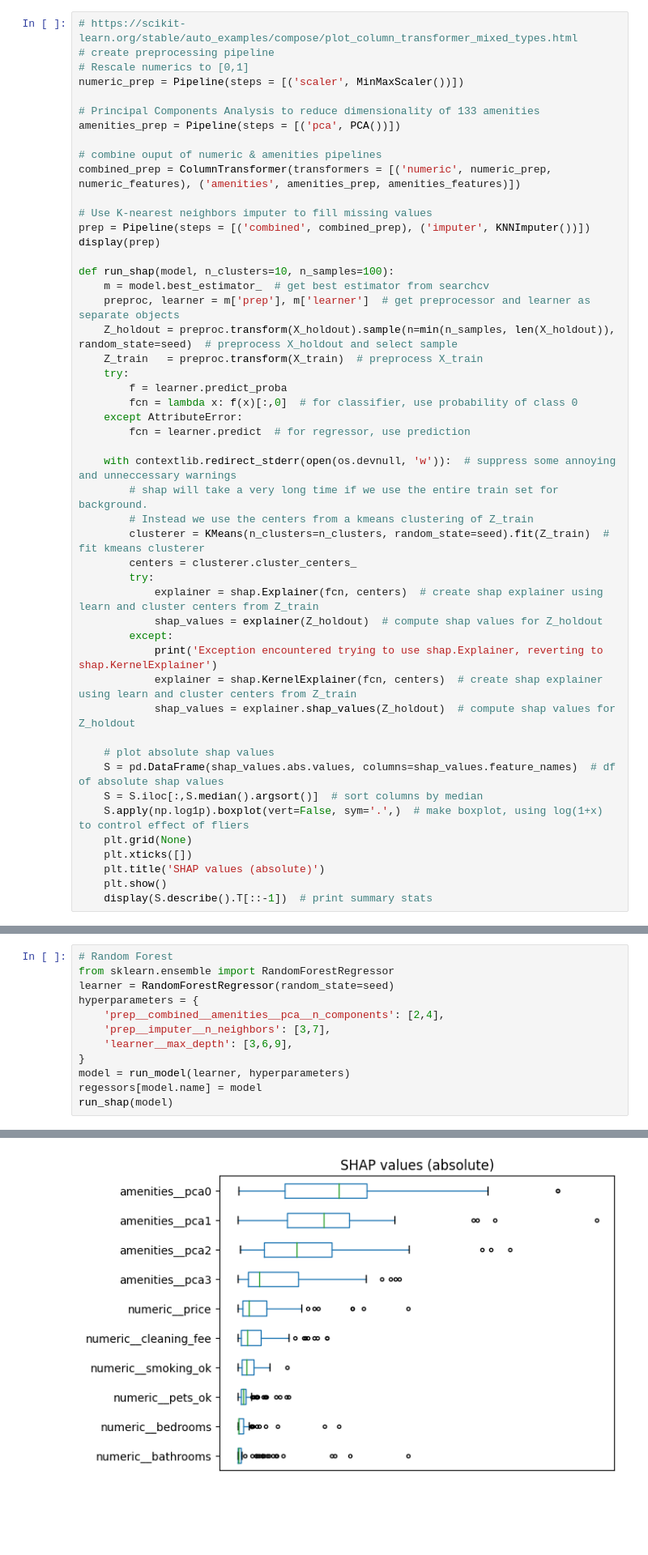
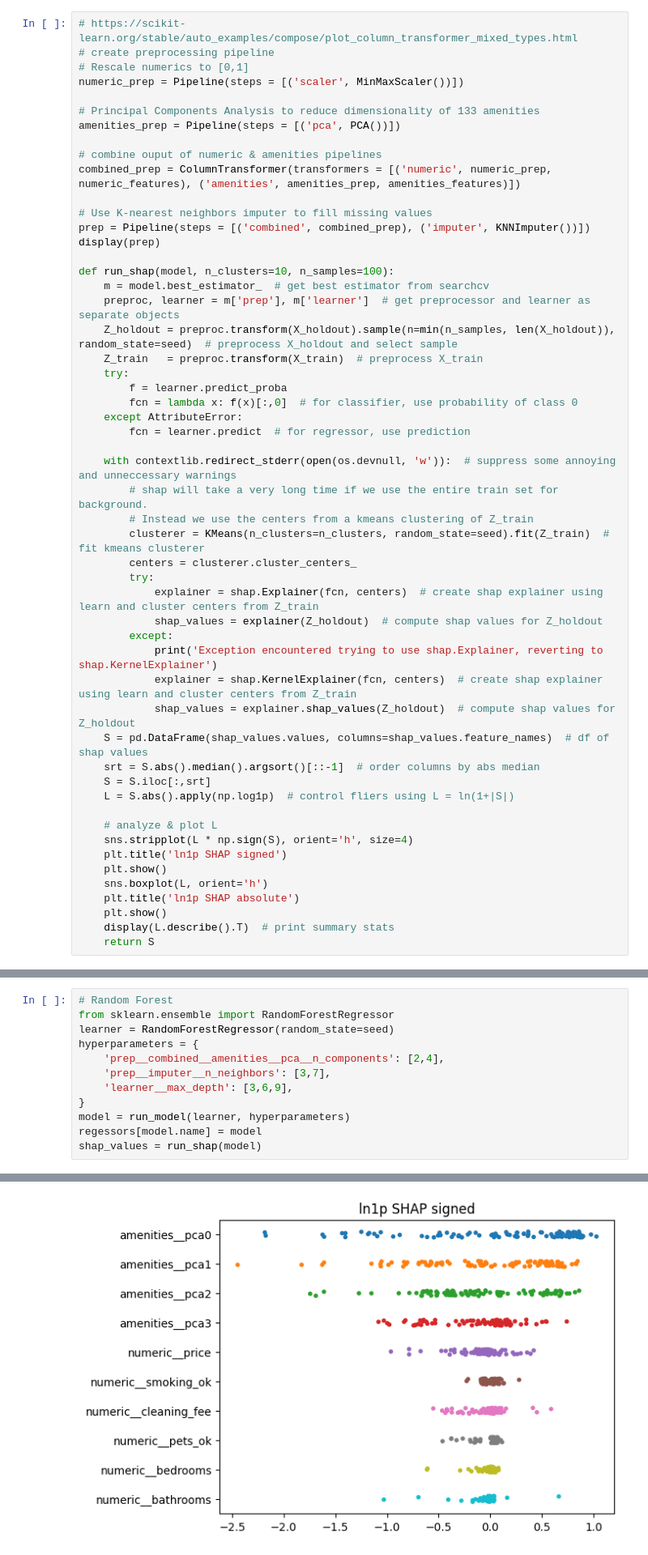
Before and after one commit to drscook/m5364_23sp_data_science1, a Jupyter notebook: pipelines_AirBNB_v2.ipynb, the cells around one changed output, grey strips where cells are left out. Shown at 81% size. Cells and saved outputs as stored; diff of their text form; blank space fills up the shorter version.

```diff
--- a/pipelines_AirBNB_v2.ipynb
+++ b/pipelines_AirBNB_v2.ipynb
@@ -137,14 +138,18 @@ def run_shap(model, n_clusters=10, n_samples=100):
             print('Exception encountered trying to use shap.Explainer, reverting to shap.KernelExplainer')
             explainer = shap.KernelExplainer(fcn, centers)  # create shap explainer using learn and cluster centers from Z_train
             shap_values = explainer.shap_values(Z_holdout)  # compute shap values for Z_holdout
+    S = pd.DataFrame(shap_values.values, columns=shap_values.feature_names)  # df of shap values
+    srt = S.abs().median().argsort()[::-1]  # order columns by abs median
+    S = S.iloc[:,srt]
+    L = S.abs().apply(np.log1p)  # control fliers using L = ln(1+|S|)
 
-    # plot absolute shap values
-    S = pd.DataFrame(shap_values.abs.values, columns=shap_values.feature_names)  # df of absolute shap values
-    S = S.iloc[:,S.median().argsort()]  # sort columns by median
-    S.apply(np.log1p).boxplot(vert=False, sym='.',)  # make boxplot, using log(1+x) to control effect of fliers
-    plt.grid(None)
-    plt.xticks([])
-    plt.title('SHAP values (absolute)')
+    # analyze & plot L
+    sns.stripplot(L * np.sign(S), orient='h', size=4)
+    plt.title('ln1p SHAP signed')
     plt.show()
-    display(S.describe().T[::-1])  # print summary stats
+    sns.boxplot(L, orient='h')
+    plt.title('ln1p SHAP absolute')
+    plt.show()
+    display(L.describe().T)  # print summary stats
+    return S
 # %% [output]
@@ -226,5 +231,5 @@ hyperparameters = {
 }
 model = run_model(learner, hyperparameters)
 regessors[model.name] = model
-run_shap(model)
+shap_values = run_shap(model)
 # %% [output]
@@ -235 +240 @@ best model: R^2=0.195 with hyperparameters {'learner__max_depth': 6, 'prep__comb
-[figure, old version]
+[figure, new version]
```
Also changed, not shown: parts of 10 cells of this notebook.
